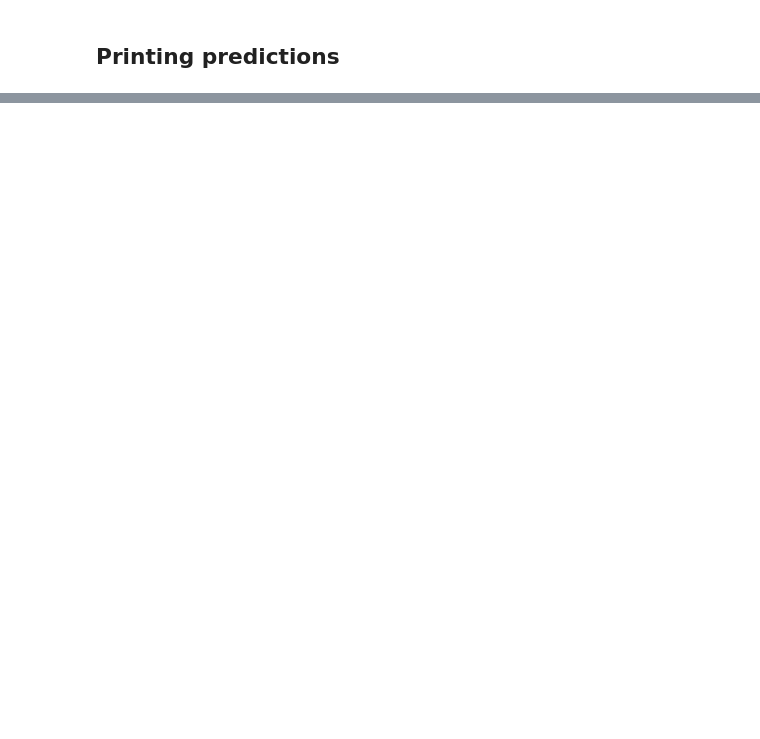
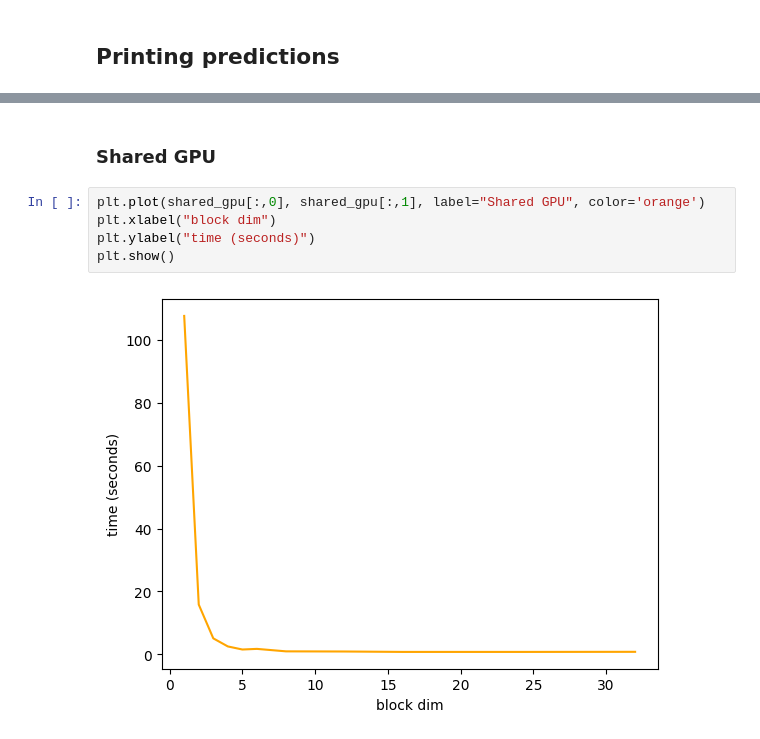
Before and after one commit to Crashprn/DistributedNNTraining, a Jupyter notebook: Loading_MNIST.ipynb, the cells around one changed output, grey strips where cells are left out. Drawn from its saved outputs; the diff is of its cells as text; blank space fills up the shorter version.

```diff
--- a/Loading_MNIST.ipynb
+++ b/Loading_MNIST.ipynb
@@ -116,0 +127,9 @@ plt.show()
+# %% [markdown]
+### Shared GPU
+# %%
+plt.plot(shared_gpu[:,0], shared_gpu[:,1], label="Shared GPU", color='orange')
+plt.xlabel("block dim")
+plt.ylabel("time (seconds)")
+plt.show()
+# %% [output]
+[figure, added]
```
Also changed, not shown: parts of 10 cells of this notebook, 13 other files.
